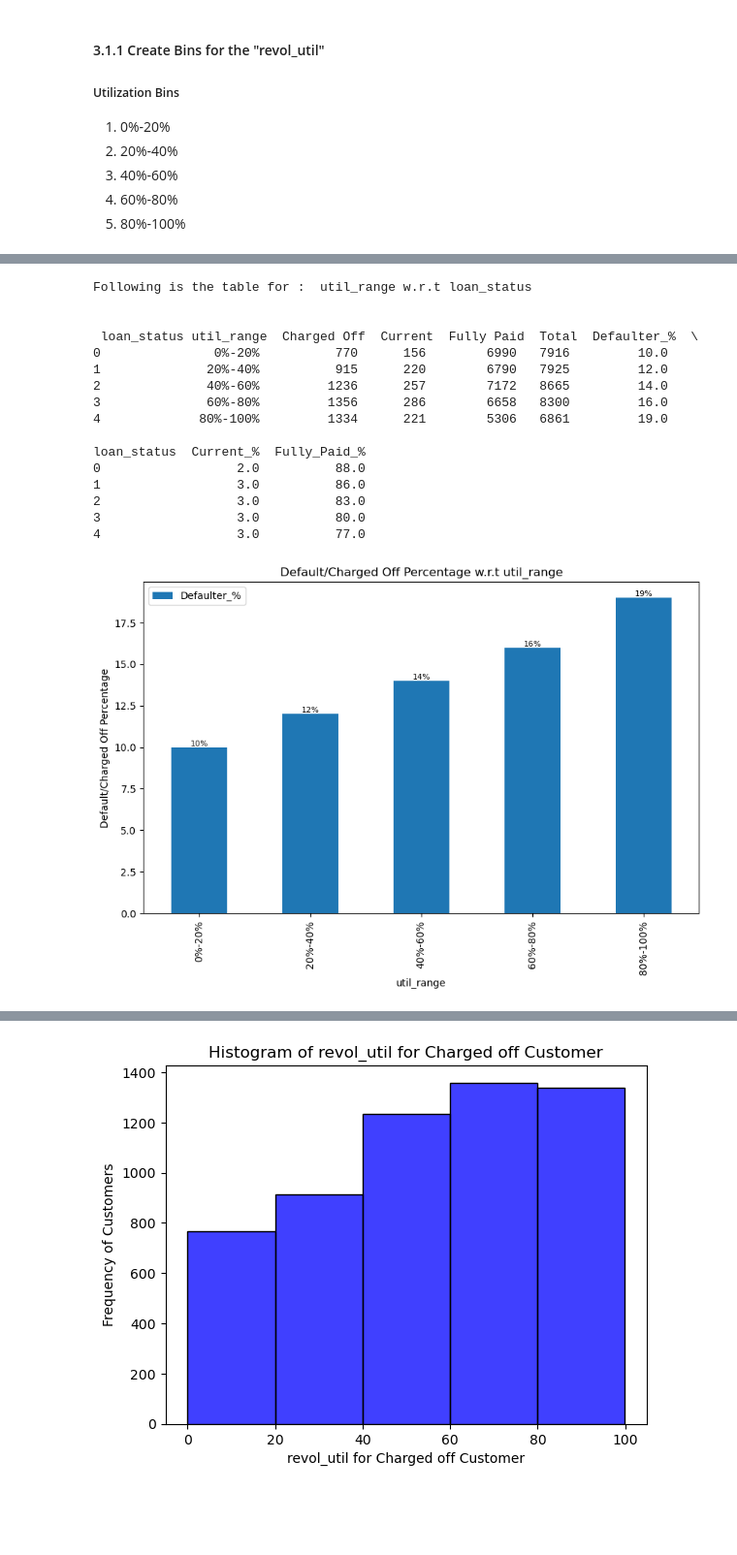
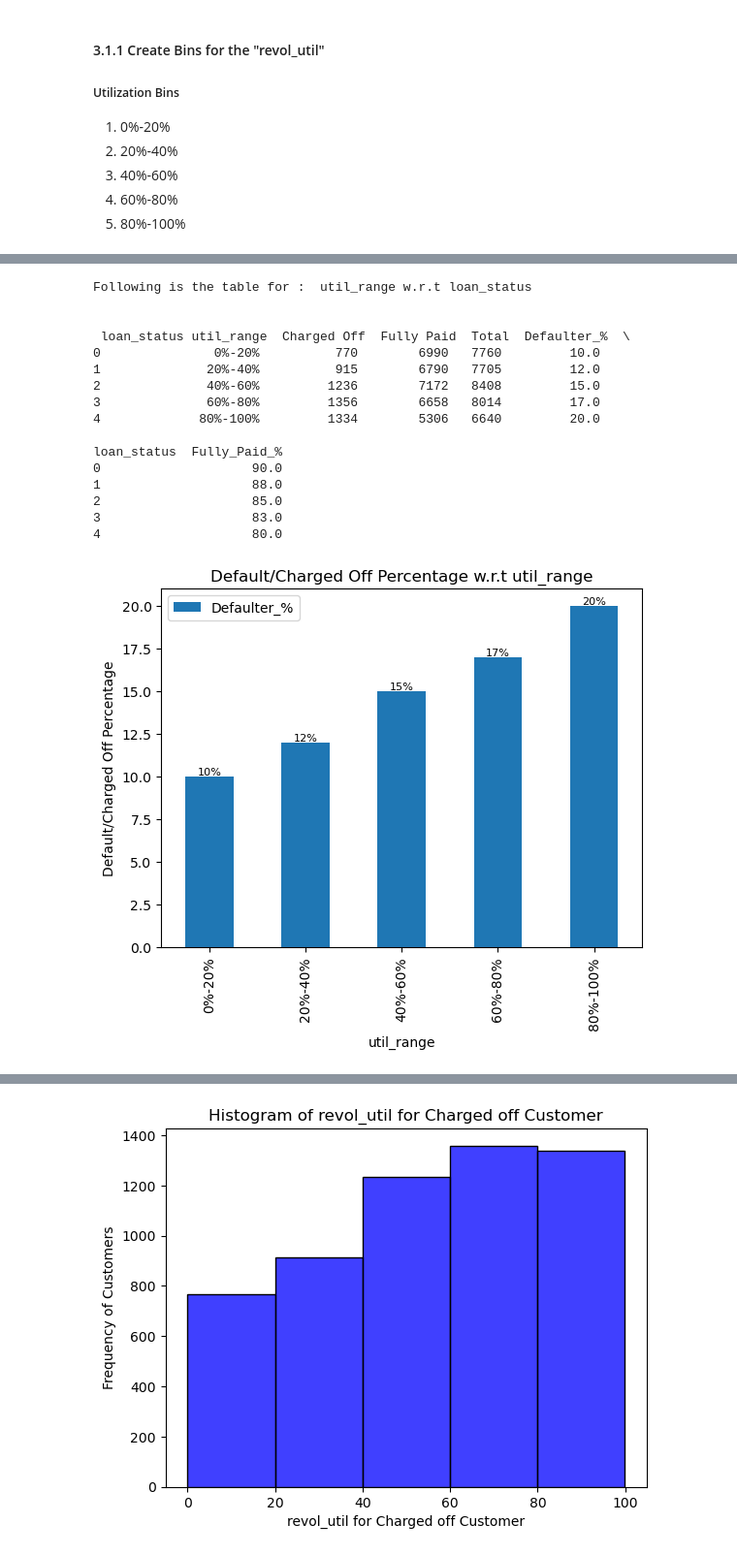
Before and after one commit to rupeshshuklavarroc/Lending_Case_Study_Rupesh_Harshali, a Jupyter notebook: Lending_Case_Study_Rupesh_Harshali_09_10_2023.ipynb, the cells around one changed output, grey strips where cells are left out. Shown at 97% size. Saved outputs shown, nothing was run; the diff lists cells and outputs as text; code cells hidden in the pictures; blank space fills up the shorter version.

```diff
--- a/Lending_Case_Study_Rupesh_Harshali_09_10_2023.ipynb
+++ b/Lending_Case_Study_Rupesh_Harshali_09_10_2023.ipynb
@@ -300,30 +320,33 @@ loan_df_clnd.loc[:, 'util_range'] = loan_df_clnd['revol_util'].apply(createRevol
 #For getting the analysis, We need to create a percentage wise graph.
 #For that I have created a function which creates a pivot table w.r.t loan stat
 
-def plot_wrt_percentage(x1,y1):
-    piv_ls_util_range = loan_df_clnd.groupby([x1, y1]).size().unstack(fill_value=0).reset_index()
-    piv_ls_util_range['Total'] = piv_ls_util_range['Charged Off'] + piv_ls_util_range['Fully Paid'] + piv_ls_util_range['Current']
+def plot_wrt_percentage(dataframe,x1,y1):
+    piv_ls_util_range = dataframe.groupby([x1, y1]).size().unstack(fill_value=0).reset_index()
+    piv_ls_util_range['Total'] = piv_ls_util_range['Charged Off'] + piv_ls_util_range['Fully Paid']
     piv_ls_util_range['Defaulter_%'] = round(piv_ls_util_range['Charged Off']*100/piv_ls_util_range['Total'])
-    piv_ls_util_range['Current_%'] = round(piv_ls_util_range['Current']*100/piv_ls_util_range['Total'])
     piv_ls_util_range['Fully_Paid_%'] = round(piv_ls_util_range['Fully Paid']*100/piv_ls_util_range['Total'])
     piv_ls_util_range_sorted = piv_ls_util_range.sort_values(by='Defaulter_%')
+
+
     print("Following is the table for : ",x1,"w.r.t",y1, "\n\n\n", piv_ls_util_range_sorted)
 
-    ax = piv_ls_util_range_sorted.plot.bar(x=x1, y='Defaulter_%', figsize=(10, 6))
-    #ax = piv_ls_util_range_sorted.plot.bar(x=x1, y=['Defaulter_%', 'Fully_Paid_%'], figsize=(10, 6))
-
+    ax = piv_ls_util_range_sorted.plot.bar(x=x1, y='Defaulter_%')
     ax.bar_label(ax.containers[0], fmt='%.f%%', label_type='edge', fontsize=8)
-    #ax.bar_label(ax.containers[1], fmt='%.f%%', label_type='edge', fontsize=8)
 
     plt.xlabel(x1)
     plt.ylabel('Default/Charged Off Percentage')
     chart_title = 'Default/Charged Off Percentage w.r.t ' + x1
     plt.title(chart_title)
 
-    ax = piv_ls_util_range_sorted.plot.bar(x=x1, y='Fully_Paid_%', color='limegreen', figsize=(10, 6))
+    ax = piv_ls_util_range_sorted.plot.bar(x=x1, y='Fully_Paid_%', color='limegreen')
     ax.bar_label(ax.containers[0], fmt='%.f%%', label_type='edge', fontsize=8)
 
     plt.xlabel(x1)
     plt.ylabel('Fully Paid Percentage')
     chart_title = 'Fully Paid Percentage w.r.t ' + x1
     plt.title(chart_title)
+# %%
+bins = [5, 10, 15, 20, 25]
+labels = ['5-10', '10-15', '15-20', '20-25']
+loan_df_clnd['Interest Bin'] = pd.cut(loan_df_clnd['int_rate'],bins=bins,labels=labels)
+plot_wrt_percentage(loan_df_clnd,'Interest Bin','loan_status')
@@ -330,20 +370,20 @@ def plot_wrt_percentage(x1,y1):
 # %%
-plot_wrt_percentage('util_range','loan_status')
+plot_wrt_percentage(loan_df_clnd,'util_range','loan_status')
 # %% [output]
 Following is the table for :  util_range w.r.t loan_status
 
 
- loan_status util_range  Charged Off  Current  Fully Paid  Total  Defaulter_%  \
-0               0%-20%          770      156        6990   7916         10.0
-1              20%-40%          915      220        6790   7925         12.0
-2              40%-60%         1236      257        7172   8665         14.0
-3              60%-80%         1356      286        6658   8300         16.0
-4             80%-100%         1334      221        5306   6861         19.0
+ loan_status util_range  Charged Off  Fully Paid  Total  Defaulter_%  \
+0               0%-20%          770        6990   7760         10.0
+1              20%-40%          915        6790   7705         12.0
+2              40%-60%         1236        7172   8408         15.0
+3              60%-80%         1356        6658   8014         17.0
+4             80%-100%         1334        5306   6640         20.0
 
-loan_status  Current_%  Fully_Paid_%
-0                  2.0          88.0
-1                  3.0          86.0
-2                  3.0          83.0
-3                  3.0          80.0
-4                  3.0          77.0
+loan_status  Fully_Paid_%
+0                    90.0
+1                    88.0
+2                    85.0
+3                    83.0
+4                    80.0
-[figure, old version]
+[figure, new version]
```
Also changed, not shown: parts of 14 cells of this notebook.
